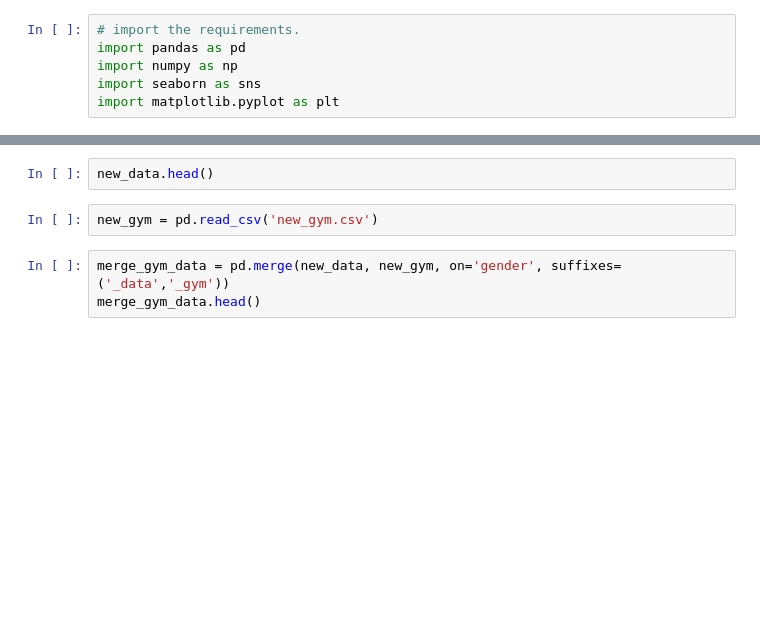
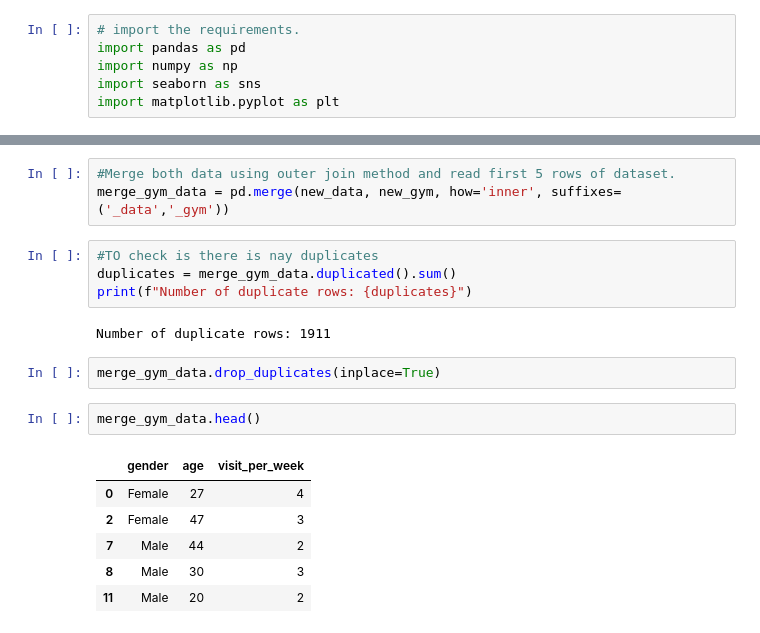
Before and after one commit to Pratikpant2020/Comprehensive-analysis-of-Gym-membership-and-Gym-members-exercise, a Jupyter notebook: merge_gym_data.ipynb, the cells around one changed output, grey strips where cells are left out. Saved outputs shown, nothing was run; the diff lists cells and outputs as text; blank space fills up the shorter version.

```diff
--- a/merge_gym_data.ipynb
+++ b/merge_gym_data.ipynb
@@ -11,7 +25,20 @@ new_data = pd.read_csv('new_data.csv')
+# %%
+#Merge both data using outer join method and read first 5 rows of dataset.
+merge_gym_data = pd.merge(new_data, new_gym, how='inner', suffixes=('_data','_gym'))
+# %%
+#TO check is there is nay duplicates
+duplicates = merge_gym_data.duplicated().sum()
+print(f"Number of duplicate rows: {duplicates}")
+# %% [output]
+Number of duplicate rows: 1911
+# %%
+merge_gym_data.drop_duplicates(inplace=True)
 # %%
-new_data.head()
+merge_gym_data.head()
+# %% [output]
+|  | gender | age | visit_per_week |
+| 0 | Female | 27 | 4 |
+| 2 | Female | 47 | 3 |
+| 7 | Male | 44 | 2 |
+| 8 | Male | 30 | 3 |
+| 11 | Male | 20 | 2 |
-# %%
-new_gym = pd.read_csv('new_gym.csv')
-# %%
-merge_gym_data = pd.merge(new_data, new_gym, on='gender', suffixes=('_data','_gym'))
-merge_gym_data.head()
```
Also changed, not shown: parts of 17 cells of this notebook, 1 other file.
